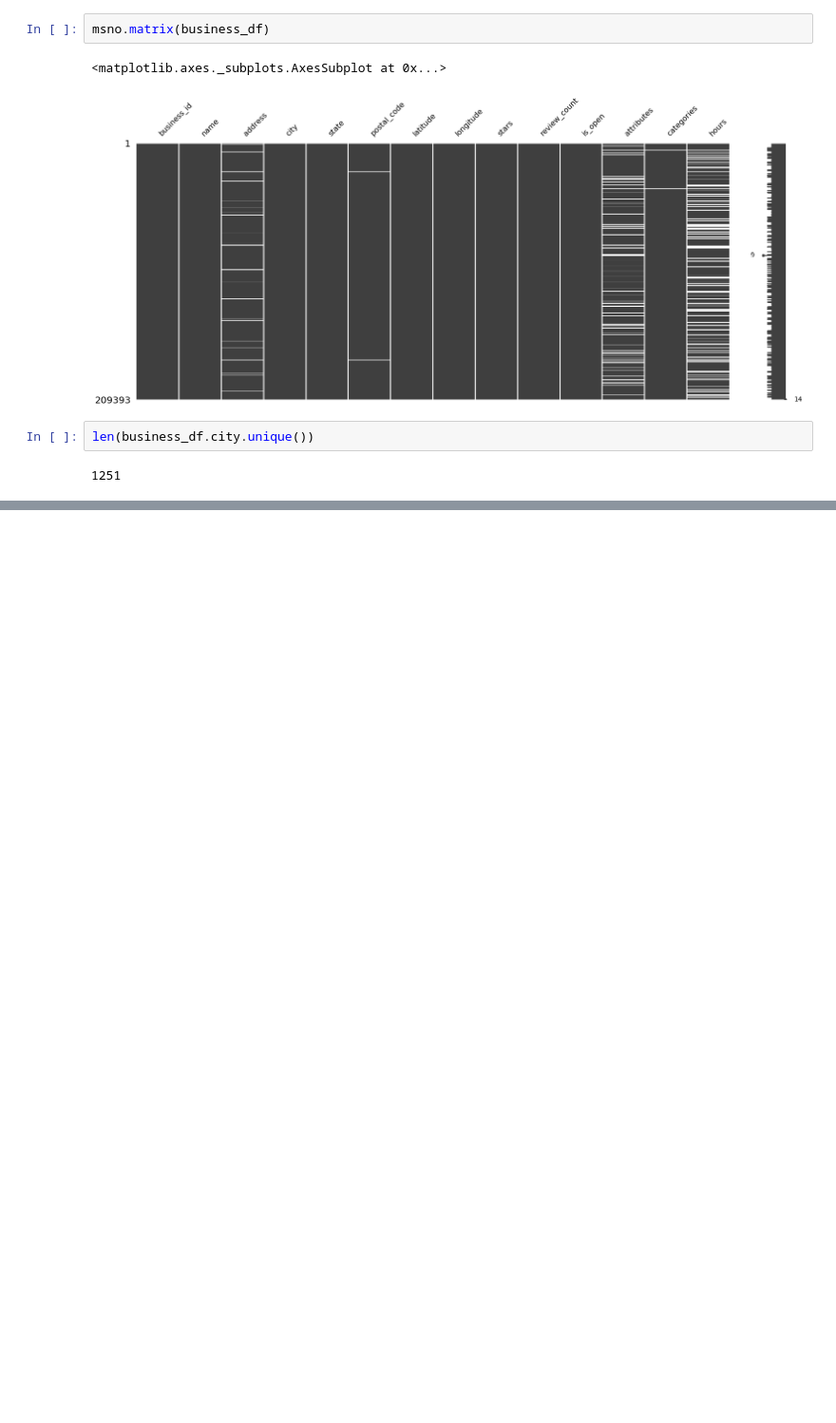
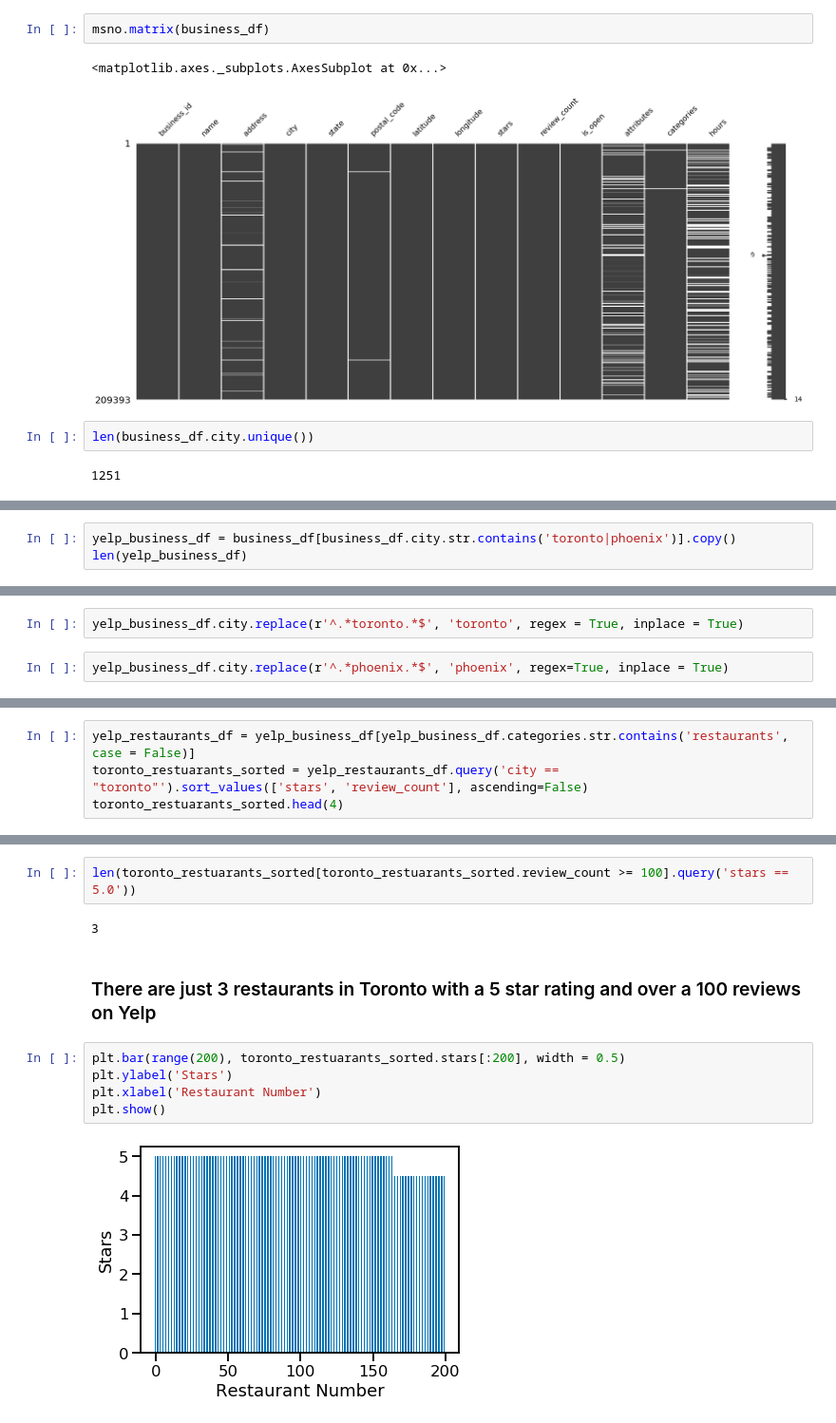
Before and after one commit to akhilesh-somani/Restaurant_Recommendation_System, a Jupyter notebook: Akhilesh.ipynb, the cells around one changed output, grey strips where cells are left out. Shown at 95% size. Drawn from its saved outputs; the diff is of its cells as text; blank space fills up the shorter version.

```diff
--- a/Akhilesh.ipynb
+++ b/Akhilesh.ipynb
@@ -154,0 +183,3 @@ Name: business_id, Length: 1250, dtype: int64
+# %%
+yelp_business_df = business_df[business_df.city.str.contains('toronto|phoenix')].copy()
+len(yelp_business_df)
@@ -154,0 +199,4 @@ Name: business_id, Length: 1250, dtype: int64
+# %%
+yelp_business_df.city.replace(r'^.*toronto.*$', 'toronto', regex = True, inplace = True)
+# %%
+yelp_business_df.city.replace(r'^.*phoenix.*$', 'phoenix', regex=True, inplace = True)
@@ -154,0 +220,4 @@ Name: business_id, Length: 1250, dtype: int64
+# %%
+yelp_restaurants_df = yelp_business_df[yelp_business_df.categories.str.contains('restaurants', case = False)]
+toronto_restuarants_sorted = yelp_restaurants_df.query('city == "toronto"').sort_values(['stars', 'review_count'], ascending=False)
+toronto_restuarants_sorted.head(4)
@@ -154,0 +230,13 @@ Name: business_id, Length: 1250, dtype: int64
+# %%
+len(toronto_restuarants_sorted[toronto_restuarants_sorted.review_count >= 100].query('stars == 5.0'))
+# %% [output]
+3
+# %% [markdown]
+### There are just 3 restaurants in Toronto with a 5 star rating and over a 100 reviews on Yelp
+# %%
+plt.bar(range(200), toronto_restuarants_sorted.stars[:200], width = 0.5)
+plt.ylabel('Stars')
+plt.xlabel('Restaurant Number')
+plt.show()
+# %% [output]
+[figure, added]
```
Also changed, not shown: parts of 23 cells of this notebook.
